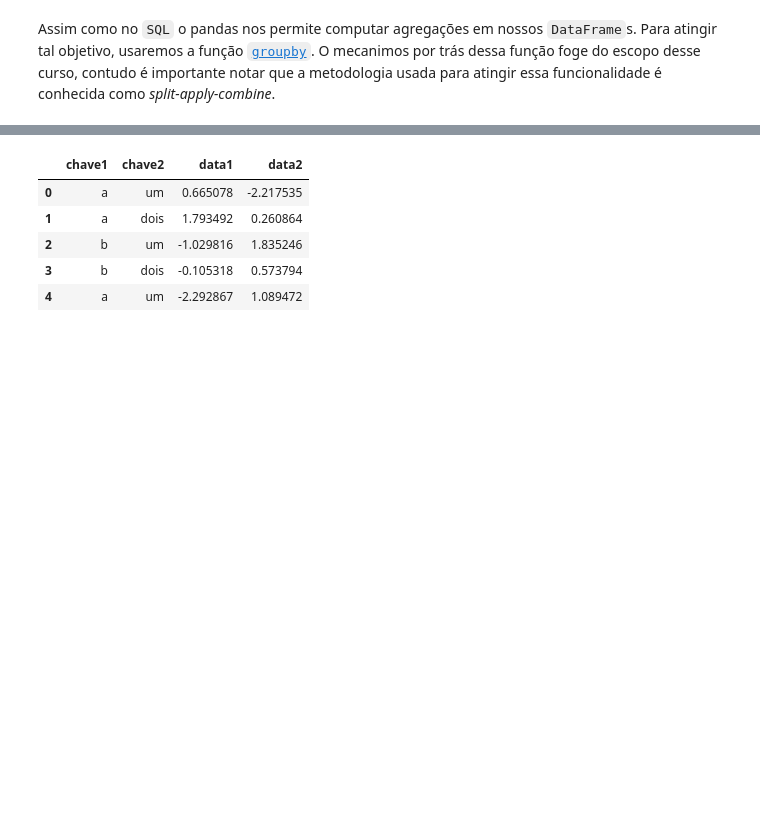
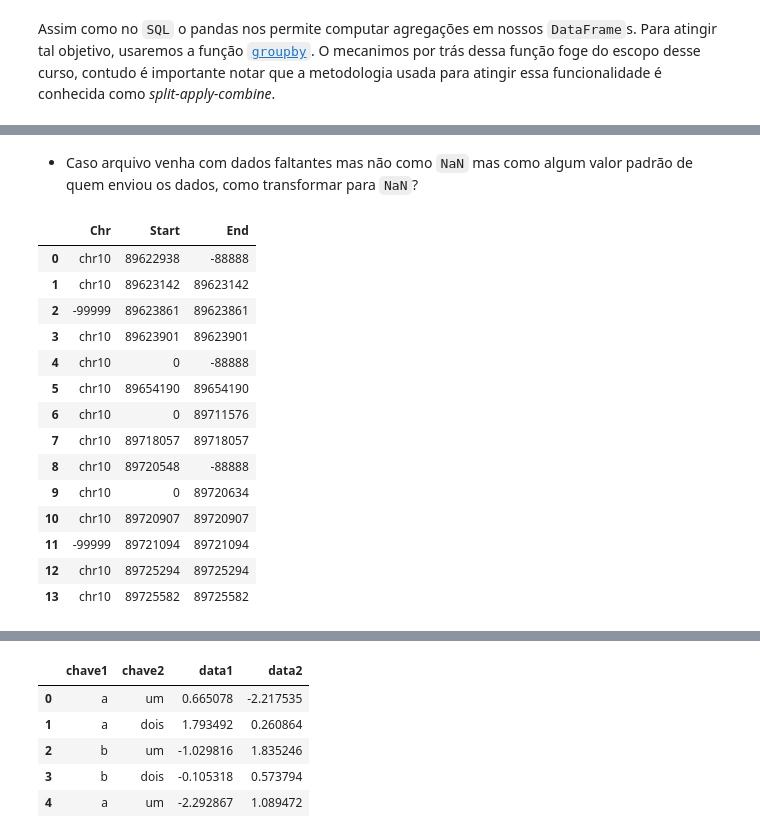
Before and after one commit to genomika/pandas-workshop, a Jupyter notebook: workshop-python_pandas_gnmk.ipynb, the cells around one changed output, grey strips where cells are left out. Saved outputs shown, nothing was run; the diff lists cells and outputs as text; code cells hidden in the pictures; blank space fills up the shorter version.

```diff
--- a/workshop-python_pandas_gnmk.ipynb
+++ b/workshop-python_pandas_gnmk.ipynb
@@ -883,0 +1045,22 @@ Assim como no `SQL` o pandas nos permite computar agregações em nossos `DataFr
+# %% [markdown]
+* Caso arquivo venha com dados faltantes mas não como `NaN` mas como algum valor padrão de quem enviou os dados, como transformar para `NaN`?
+# %%
+uri = "https://www.dropbox.com/s/0chortbsbpjcdjb/multianno_filtrado_replace.csv?dl=1"
+lit_bed = pd.read_csv(uri)
+lit_bed
+# %% [output]
+|  | Chr | Start | End |
+| 0 | chr10 | 89622938 | -88888 |
+| 1 | chr10 | 89623142 | 89623142 |
+| 2 | -99999 | 89623861 | 89623861 |
+| 3 | chr10 | 89623901 | 89623901 |
+| 4 | chr10 | 0 | -88888 |
+| 5 | chr10 | 89654190 | 89654190 |
+| 6 | chr10 | 0 | 89711576 |
+| 7 | chr10 | 89718057 | 89718057 |
+| 8 | chr10 | 89720548 | -88888 |
+| 9 | chr10 | 0 | 89720634 |
+| 10 | chr10 | 89720907 | 89720907 |
+| 11 | -99999 | 89721094 | 89721094 |
+| 12 | chr10 | 89725294 | 89725294 |
+| 13 | chr10 | 89725582 | 89725582 |
```
Also changed, not shown: parts of 24 cells of this notebook.
